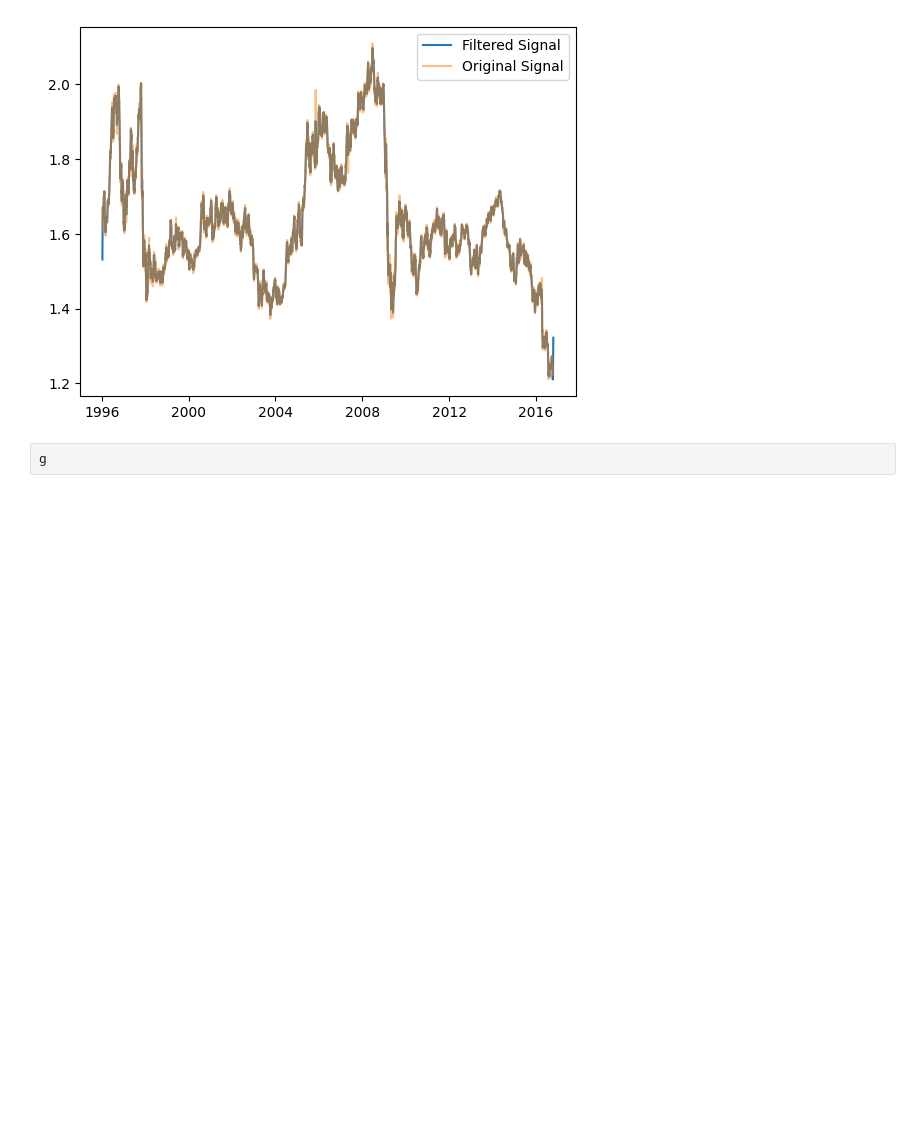
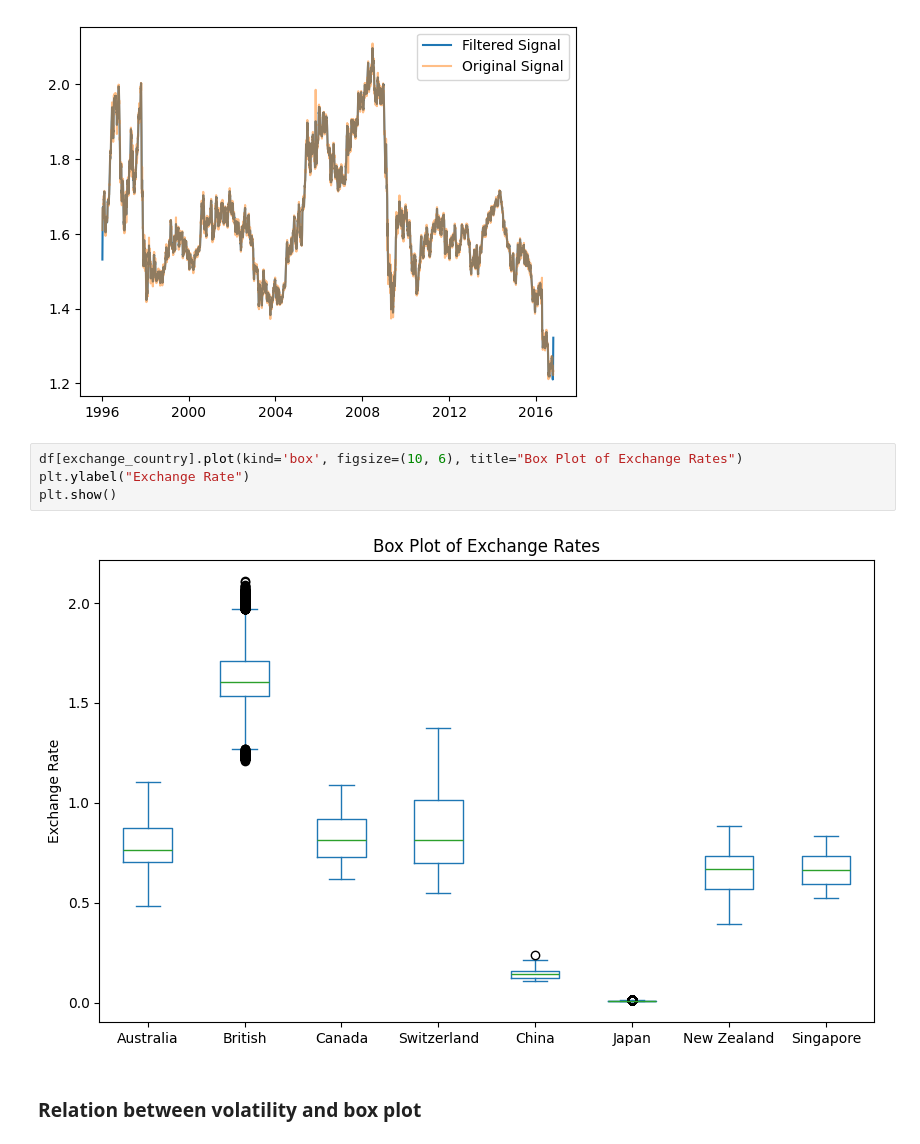
Before and after one commit to Diegorugev/Transformers_currency, a Jupyter notebook: scr/Notebooks/processed_data.ipynb, the cells around one changed output. Cells and saved outputs as stored; diff of their text form; blank space fills up the shorter version.

```diff
--- a/scr/Notebooks/processed_data.ipynb
+++ b/scr/Notebooks/processed_data.ipynb
@@ -229,5 +229,11 @@ plt.legend()
 plt.show()
 # %% [output]
 [figure]
-# %%
-g
+# %%
+df[exchange_country].plot(kind='box', figsize=(10, 6), title="Box Plot of Exchange Rates")
+plt.ylabel("Exchange Rate")
+plt.show()
+# %% [output]
+[figure, added]
+# %% [markdown]
+### Relation between volatility and box plot
```
Also changed, not shown: parts of 4 cells of this notebook.
